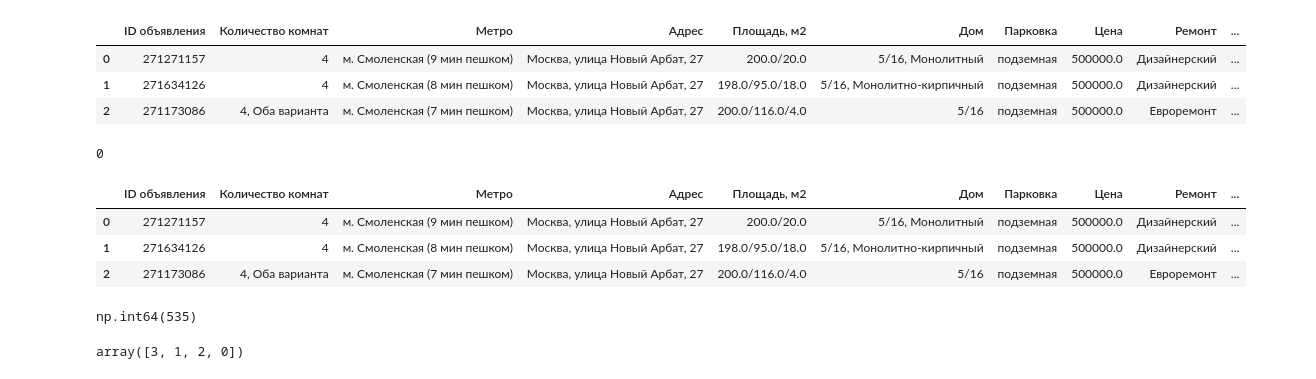
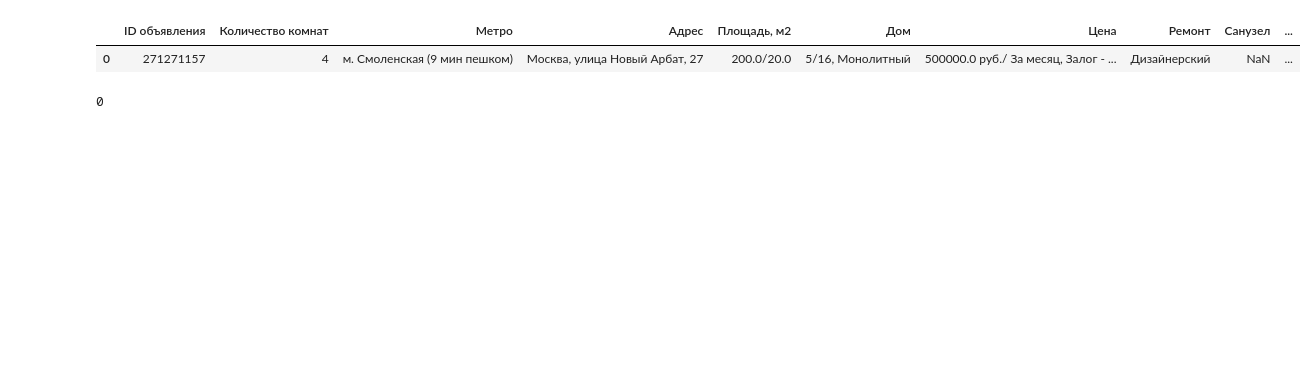
Before and after one commit to S2pacAV/project, a Jupyter notebook: notebooks/preprocessing.ipynb, the cells around one changed output. Cells and saved outputs as stored; diff of their text form; code cells hidden in the pictures; blank space fills up the shorter version.

Commit message:
Релиз 2.0. Очистка данных от пропусков, переименование колонок на английский язык и создание файла без пропущенных значений

```diff
--- a/notebooks/preprocessing.ipynb
+++ b/notebooks/preprocessing.ipynb
@@ -5,9 +5,8 @@ import matplotlib.pyplot as plt
 import seaborn as sns
 import re
 # %%
-#Читаю датасет
 df = pd.read_csv('/home/s2pac/ElbrusBootcamp/project/data/data.csv')
-
+pd.set_option('display.max_columns', None)
 df.head(3)
 # %% [output]
 |  | Unnamed: 0 | ID объявления | Количество комнат | Тип | Метро | Адрес | Площадь, м2 | Дом | ... |
@@ -97,33 +23,0 @@ print(price_by_address.head(10))
-# %%
-
-# Фильтруем данные по адресу
-df = df[df['Адрес'].str.lower().str.contains('моск', na=False)]
-
-# Функция для очистки строки с ценой
-def clean_price(price_str):
-    if pd.isna(price_str):  # Проверяем на NaN
-        return np.nan
-    if isinstance(price_str, float):  # Если это float, возвращаем его как есть
-        return price_str
-    # Оставляем только цифры и запятую
-    digits = re.findall(r'[\d.,]+', price_str)
-    if digits:
-        # Преобразуем в float, заменяя запятую на точку
-        return float(digits[0].replace(',', '.'))
-    return np.nan
-
-# Применяем функцию очистки к колонке "Цена"
-df['Цена'] = df['Цена'].apply(clean_price)
-
-# Группируем данные по наличию парковки и вычисляем среднюю цену
-price_by_parking = df.groupby('Парковка')['Цена'].mean().reset_index()
-
-# Создаем график
-plt.figure(figsize=(10, 6))
-sns.barplot(x='Парковка', y='Цена', data=price_by_parking, palette='viridis')
-plt.title('Средняя цена аренды в зависимости от наличия парковки', fontsize=16)
-plt.xlabel('Парковка', fontsize=14)
-plt.ylabel('Средняя цена', fontsize=14)
-plt.xticks(rotation=45)
-plt.tight_layout()
-plt.show()
@@ -135,29 +24,12 @@ Passing `palette` without assigning `hue` is deprecated and will be removed in v
 # %%
 #Удаляю лишние колонки, которые не нужны для анализа
-df.drop(columns=["Unnamed: 0", "Телефоны", "Описание", "Ссылка на объявление", "Серия дома", "Название ЖК", "Тип"], inplace=True)
-df.head(3)
+df.drop(columns=["Unnamed: 0", "Парковка", "Телефоны", "Описание", "Ссылка на объявление", "Серия дома", "Название ЖК", "Тип", "Высота потолков, м", "Мусоропровод", "Площадь комнат, м2", "Балкон", "Можно с детьми/животными", "Дополнительно", "Окна"], inplace=True)
+df.head(1)
 # %% [output]
-|  | ID объявления | Количество комнат | Метро | Адрес | Площадь, м2 | Дом | Парковка | Цена | Ремонт | ... |
-| 0 | 271271157 | 4 | м. Смоленская (9 мин пешком) | Москва, улица Новый Арбат, 27 | 200.0/20.0 | 5/16, Монолитный | подземная | 500000.0 | Дизайнерский | ... |
-| 1 | 271634126 | 4 | м. Смоленская (8 мин пешком) | Москва, улица Новый Арбат, 27 | 198.0/95.0/18.0 | 5/16, Монолитно-кирпичный | подземная | 500000.0 | Дизайнерский | ... |
-| 2 | 271173086 | 4, Оба варианта | м. Смоленская (7 мин пешком) | Москва, улица Новый Арбат, 27 | 200.0/116.0/4.0 | 5/16 | подземная | 500000.0 | Евроремонт | ... |
+|  | ID объявления | Количество комнат | Метро | Адрес | Площадь, м2 | Дом | Цена | Ремонт | Санузел | ... |
+| 0 | 271271157 | 4 | м. Смоленская (9 мин пешком) | Москва, улица Новый Арбат, 27 | 200.0/20.0 | 5/16, Монолитный | 500000.0 руб./ За месяц, Залог - ... | Дизайнерский | NaN | ... |
 # %%
 #Проверяю на дубликаты
 df.duplicated().sum().tolist()
 # %% [output]
 0
-# %%
-df['Можно с детьми/животными']
-df.head(3)
-# %% [output]
-|  | ID объявления | Количество комнат | Метро | Адрес | Площадь, м2 | Дом | Парковка | Цена | Ремонт | ... |
-| 0 | 271271157 | 4 | м. Смоленская (9 мин пешком) | Москва, улица Новый Арбат, 27 | 200.0/20.0 | 5/16, Монолитный | подземная | 500000.0 | Дизайнерский | ... |
-| 1 | 271634126 | 4 | м. Смоленская (8 мин пешком) | Москва, улица Новый Арбат, 27 | 198.0/95.0/18.0 | 5/16, Монолитно-кирпичный | подземная | 500000.0 | Дизайнерский | ... |
-| 2 | 271173086 | 4, Оба варианта | м. Смоленская (7 мин пешком) | Москва, улица Новый Арбат, 27 | 200.0/116.0/4.0 | 5/16 | подземная | 500000.0 | Евроремонт | ... |
-# %%
-df["Количество комнат"].unique().tolist()
-
-#Проверяю количество пропущенных значений в колонке "Количество комнат"
-df["Количество комнат"].isnull().sum()
-# %% [output]
-np.int64(535)
@@ -182,4 +35,0 @@ df['Можно с детьми/животными'] = df['Можно с деть
-# %%
-df['Можно с детьми/животными'].unique()
-# %% [output]
-array([3, 1, 2, 0])
```
Also changed, not shown: parts of 30 cells of this notebook, 2 other files.
